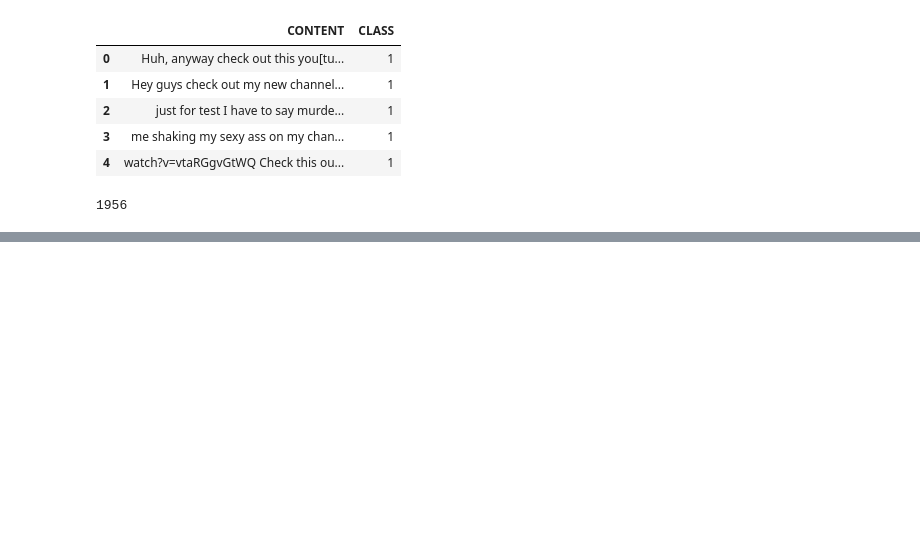
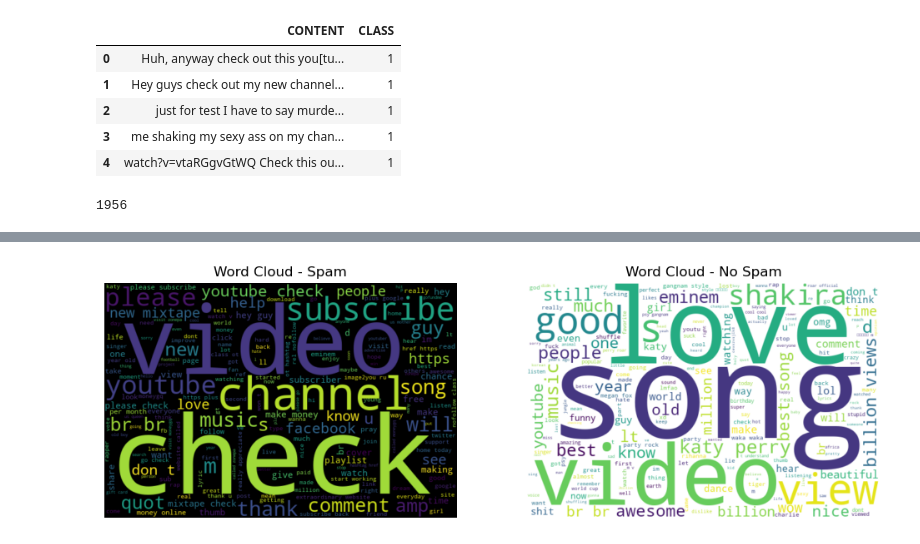
Before and after one commit to davydantoniuk/youtube-sentiment-analyser, a Jupyter notebook: models/model1/model1.ipynb, the cells around one changed output, grey strips where cells are left out. Drawn from its saved outputs; the diff is of its cells as text; code cells hidden in the pictures; blank space fills up the shorter version.

```diff
--- a/models/model1/model1.ipynb
+++ b/models/model1/model1.ipynb
@@ -30,0 +63,28 @@ len(data)
+# %%
+# 2. Word Clouds for Spam and Non-Spam
+def preprocess_text(text):
+    text = text.lower()
+    text = re.sub(r'\W+', ' ', text)  # Remove non-word characters
+    return text
+
+spam_text = " ".join(data[data["CLASS"] == 1]["CONTENT"].apply(preprocess_text))
+no_spam_text = " ".join(data[data["CLASS"] == 0]["CONTENT"].apply(preprocess_text))
+
+wordcloud_spam = WordCloud(width=600, height=400, background_color="black").generate(spam_text)
+wordcloud_no_spam = WordCloud(width=600, height=400, background_color="white").generate(no_spam_text)
+
+plt.figure(figsize=(12, 5))
+
+plt.subplot(1, 2, 1)
+plt.imshow(wordcloud_spam, interpolation="bilinear")
+plt.axis("off")
+plt.title("Word Cloud - Spam")
+
+plt.subplot(1, 2, 2)
+plt.imshow(wordcloud_no_spam, interpolation="bilinear")
+plt.axis("off")
+plt.title("Word Cloud - No Spam")
+
+plt.show()
+# %% [output]
+[figure, added]
```
Also changed, not shown: parts of 8 cells of this notebook.
